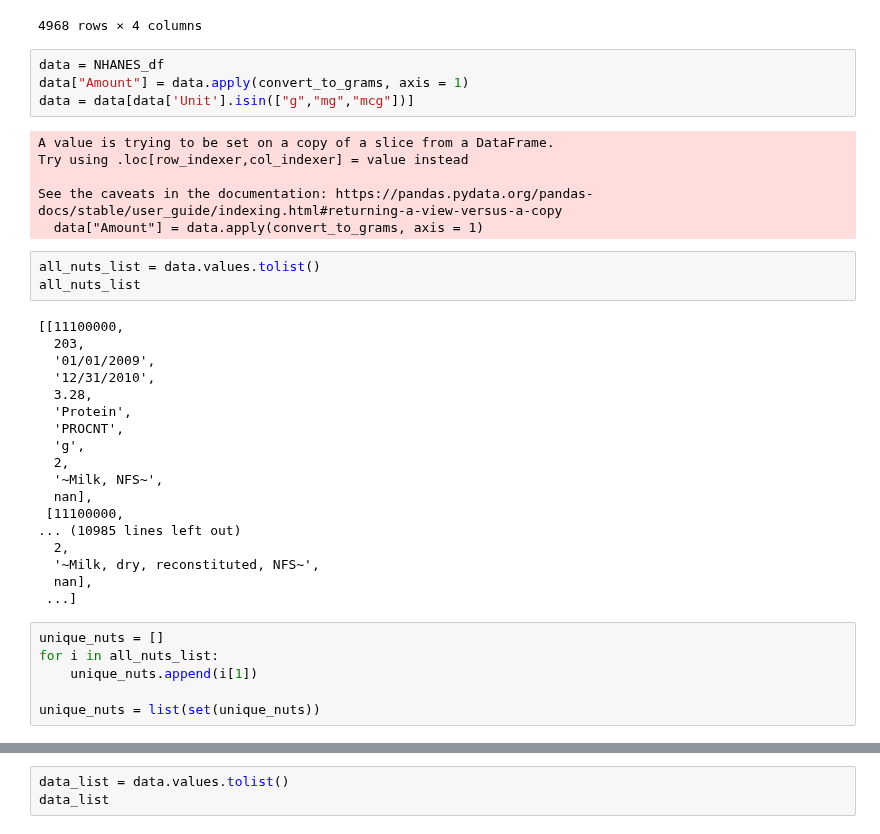
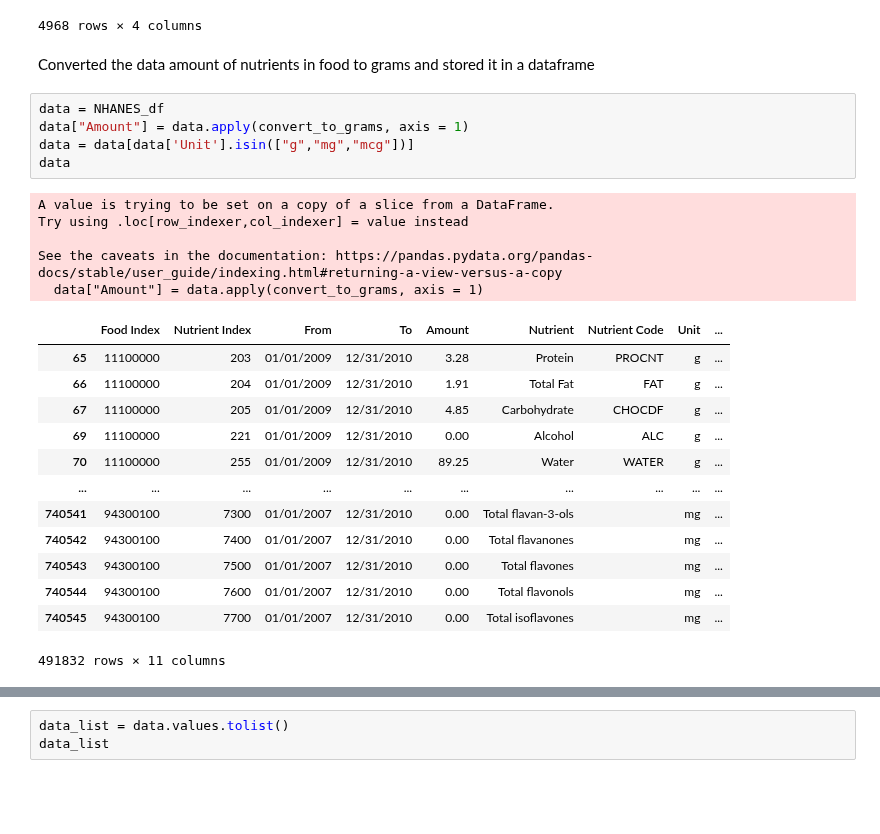
Before and after one commit to oberoir080/NutrientEDA, a Jupyter notebook: CSV_Generator_py/Figures.ipynb, the cells around one changed output, grey strips where cells are left out. Cells and saved outputs as stored; diff of their text form; blank space fills up the shorter version.

```diff
--- a/CSV_Generator_py/Figures.ipynb
+++ b/CSV_Generator_py/Figures.ipynb
@@ -272,40 +319,29 @@ no_baby_df
 | 4966 | 94210200 | ~Glaceau Water~ | 0.32 | 0.000 |
 | 4967 | 94300100 | ~Water, baby, bottled, unsweetened~ | 0.00 | 0.000 |
 4968 rows × 4 columns
+# %% [markdown]
+Converted the data amount of nutrients in food to grams and stored it in a dataframe
 # %%
 data = NHANES_df
 data["Amount"] = data.apply(convert_to_grams, axis = 1)
 data = data[data['Unit'].isin(["g","mg","mcg"])]
+data
 # %% [output]
 A value is trying to be set on a copy of a slice from a DataFrame.
 Try using .loc[row_indexer,col_indexer] = value instead
 
 See the caveats in the documentation: https://pandas.pydata.org/pandas-docs/stable/user_guide/indexing.html#returning-a-view-versus-a-copy
   data["Amount"] = data.apply(convert_to_grams, axis = 1)
+|  | Food Index | Nutrient Index | From | To | Amount | Nutrient | Nutrient Code | Unit | ... |
+| 65 | 11100000 | 203 | 01/01/2009 | 12/31/2010 | 3.28 | Protein | PROCNT | g | ... |
+| 66 | 11100000 | 204 | 01/01/2009 | 12/31/2010 | 1.91 | Total Fat | FAT | g | ... |
+| 67 | 11100000 | 205 | 01/01/2009 | 12/31/2010 | 4.85 | Carbohydrate | CHOCDF | g | ... |
+| 69 | 11100000 | 221 | 01/01/2009 | 12/31/2010 | 0.00 | Alcohol | ALC | g | ... |
+| 70 | 11100000 | 255 | 01/01/2009 | 12/31/2010 | 89.25 | Water | WATER | g | ... |
+| ... | ... | ... | ... | ... | ... | ... | ... | ... | ... |
+| 740541 | 94300100 | 7300 | 01/01/2007 | 12/31/2010 | 0.00 | Total flavan-3-ols |  | mg | ... |
+| 740542 | 94300100 | 7400 | 01/01/2007 | 12/31/2010 | 0.00 | Total flavanones |  | mg | ... |
+| 740543 | 94300100 | 7500 | 01/01/2007 | 12/31/2010 | 0.00 | Total flavones |  | mg | ... |
+| 740544 | 94300100 | 7600 | 01/01/2007 | 12/31/2010 | 0.00 | Total flavonols |  | mg | ... |
+| 740545 | 94300100 | 7700 | 01/01/2007 | 12/31/2010 | 0.00 | Total isoflavones |  | mg | ... |
+491832 rows × 11 columns
-# %%
-all_nuts_list = data.values.tolist()
-all_nuts_list
-# %% [output]
-[[11100000,
-  203,
-  '01/01/2009',
-  '12/31/2010',
-  3.28,
-  'Protein',
-  'PROCNT',
-  'g',
-  2,
-  '~Milk, NFS~',
-  nan],
- [11100000,
-... (10985 lines left out)
-  2,
-  '~Milk, dry, reconstituted, NFS~',
-  nan],
- ...]
-# %%
-unique_nuts = []
-for i in all_nuts_list:
-    unique_nuts.append(i[1])
-
-unique_nuts = list(set(unique_nuts))
```
Also changed, not shown: parts of 25 cells of this notebook.
